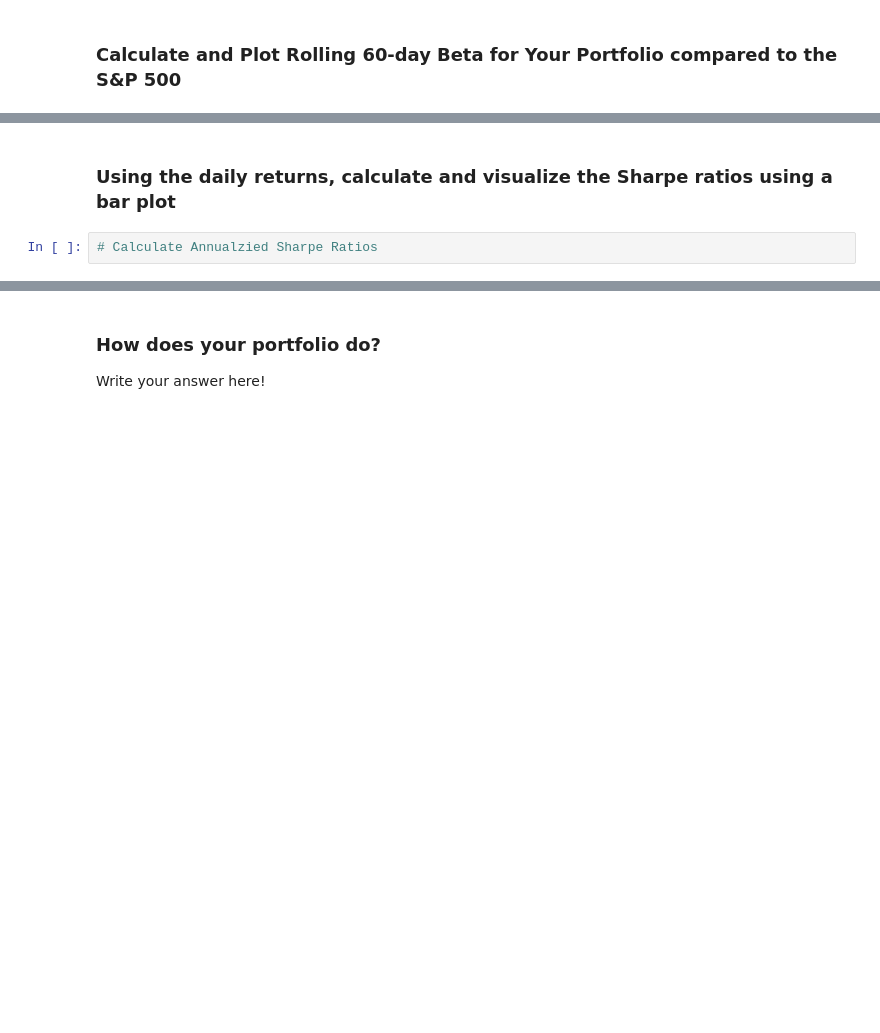
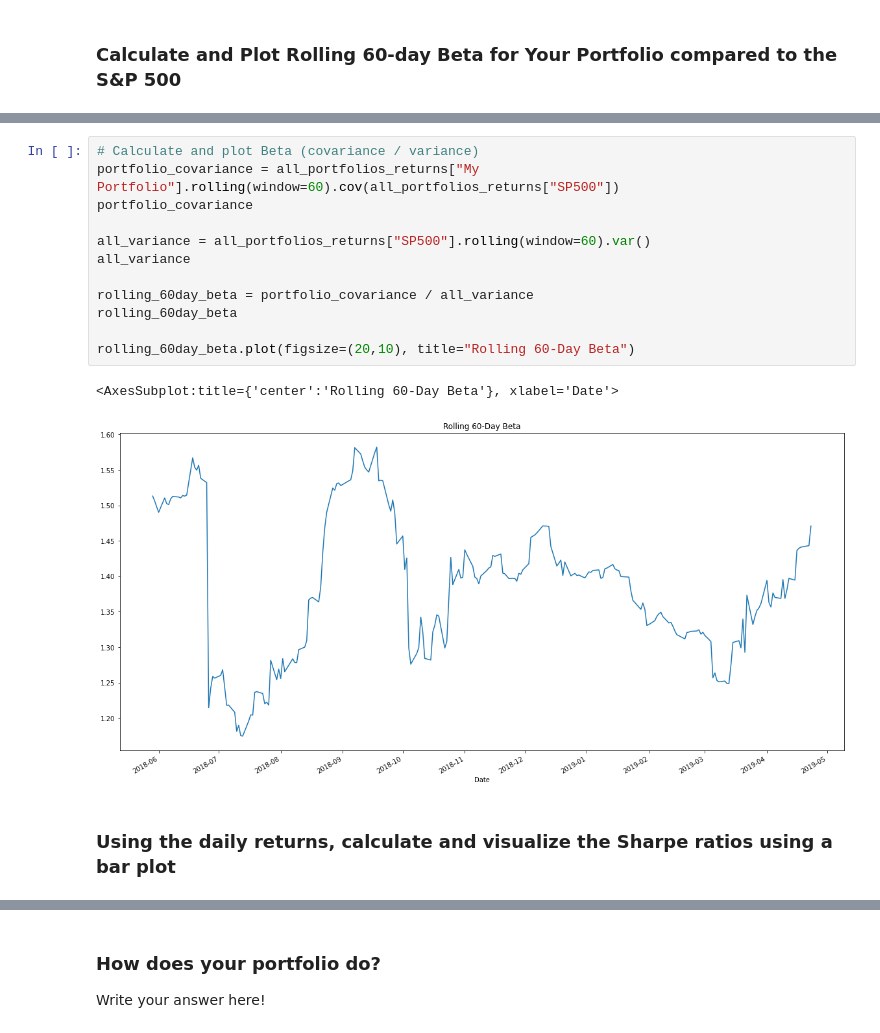
Before and after one commit to mmfsb/Pandas_Homework, a Jupyter notebook: Whale/whale_analysis.ipynb, the cells around one changed output, grey strips where cells are left out. Cells and saved outputs as stored; diff of their text form; blank space fills up the shorter version.

```diff
--- a/Whale/whale_analysis.ipynb
+++ b/Whale/whale_analysis.ipynb
@@ -712,4 +729,17 @@ dtype: int64
+# %%
+# Calculate and plot Beta (covariance / variance)
+portfolio_covariance = all_portfolios_returns["My Portfolio"].rolling(window=60).cov(all_portfolios_returns["SP500"])
+portfolio_covariance
+
+all_variance = all_portfolios_returns["SP500"].rolling(window=60).var()
+all_variance
+
+rolling_60day_beta = portfolio_covariance / all_variance
+rolling_60day_beta
+
+rolling_60day_beta.plot(figsize=(20,10), title="Rolling 60-Day Beta")
+# %% [output]
+<AxesSubplot:title={'center':'Rolling 60-Day Beta'}, xlabel='Date'>
+[figure, added]
 # %% [markdown]
 ### Using the daily returns, calculate and visualize the Sharpe ratios using a bar plot
-# %%
-# Calculate Annualzied Sharpe Ratios
```
Also changed, not shown: parts of 6 cells of this notebook.
